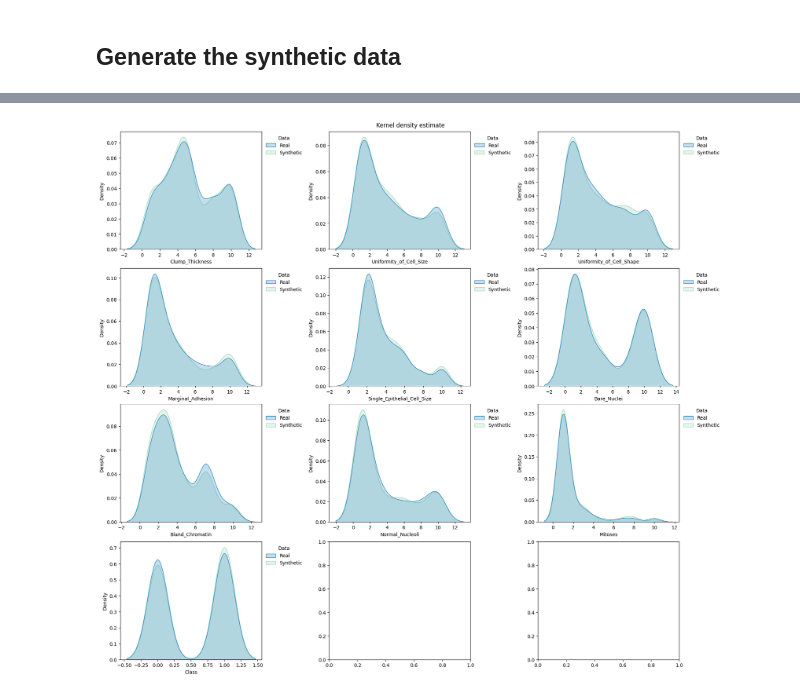
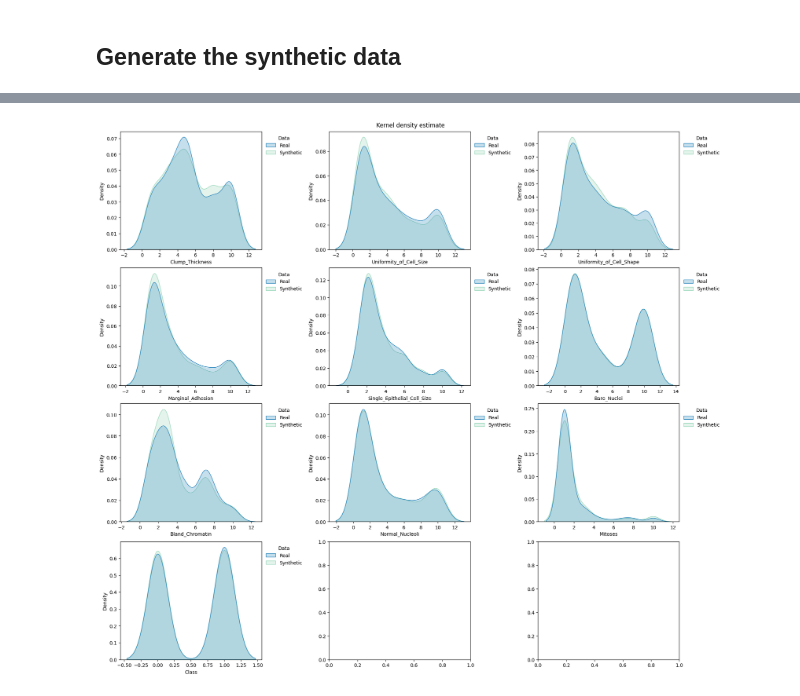
Before and after one commit to CRCHUM-CITADEL/clover, a Jupyter notebook: notebooks/synthetic_data_generation.ipynb, the cells around one changed output, grey strips where cells are left out. Drawn from its saved outputs; the diff is of its cells as text; code cells hidden in the pictures.

Commit message:
Create directories and generate train and test synthetic datasets

```diff
--- a/notebooks/synthetic_data_generation.ipynb
+++ b/notebooks/synthetic_data_generation.ipynb
@@ -127,7 +134,7 @@ if generator == "ctgan":
 # %%
 if generator == "tvae":
     gen = TVAEGenerator(
-        df=df_real,
+        df=df_real_train,
         metadata=metadata,
         random_state=66,  # for reproducibility, can be set to None
         generator_filepath=None,  # to load an existing generator
@@ -141,7 +148,7 @@ if generator == "tvae":
 # %%
 if generator == "ctabgan":
     gen = CTABGANGenerator(
-        df=df_real,
+        df=df_real_train,
         metadata=metadata,
         random_state=66,  # for reproducibility, can be set to None
         generator_filepath=None,  # to load an existing generator
@@ -167,7 +174,7 @@ if generator == "ctabgan":
 # %%
 if generator == "findiff":
     gen = FinDiffGenerator(
-        df=df_real,
+        df=df_real_train,
         metadata=metadata,
         random_state=66,  # for reproducibility, can be set to None
         generator_filepath=None,  # to load an existing generator
@@ -215,8 +217,17 @@ save_directory.mkdir(parents=True, exist_ok=True)
 # %%
-df_synth = gen.sample(
+create_directory(path="../results/data")  # create path if doesn't exist
+
+df_synth_train = gen.sample(
     save_path="../results/data",  # the path should exist
     num_samples=len(
-        df_real
+        df_real_train
     ),  # can be different from the real data, but for computing the utility metrics should be the same
 )
+
+df_synth_test = gen.sample(
+    save_path="../results/data",  # the path should exist
+    num_samples=len(
+        df_real_test
+    ),  # can be different from the real data, but for computing the utility metrics should be the same
+)
 # %%
@@ -231,20 +242,16 @@ df_synth.head()
 # %%
-import matplotlib.pyplot as plt
-
-import utils.draw
-
 fig, axes = plt.subplots(  # manually set number of cols/rows
     nrows=4, ncols=3, squeeze=0, figsize=(18, 16), layout="constrained"
 )
 axes = axes.reshape(-1)
 utils.draw.kde_plot_hue_plot_per_col(
-    df=df_real,
-    df_nested=df_synth,
+    df=df_real_train,
+    df_nested=df_synth_train,
     original_name="Real",
     nested_name="Synthetic",
     hue_name="Data",
     title="Kernel density estimate",
     axes=axes,
 )
 # %% [output]
-[figure, old version]
+[figure, new version]
```
Also changed, not shown: parts of 11 cells of this notebook.
